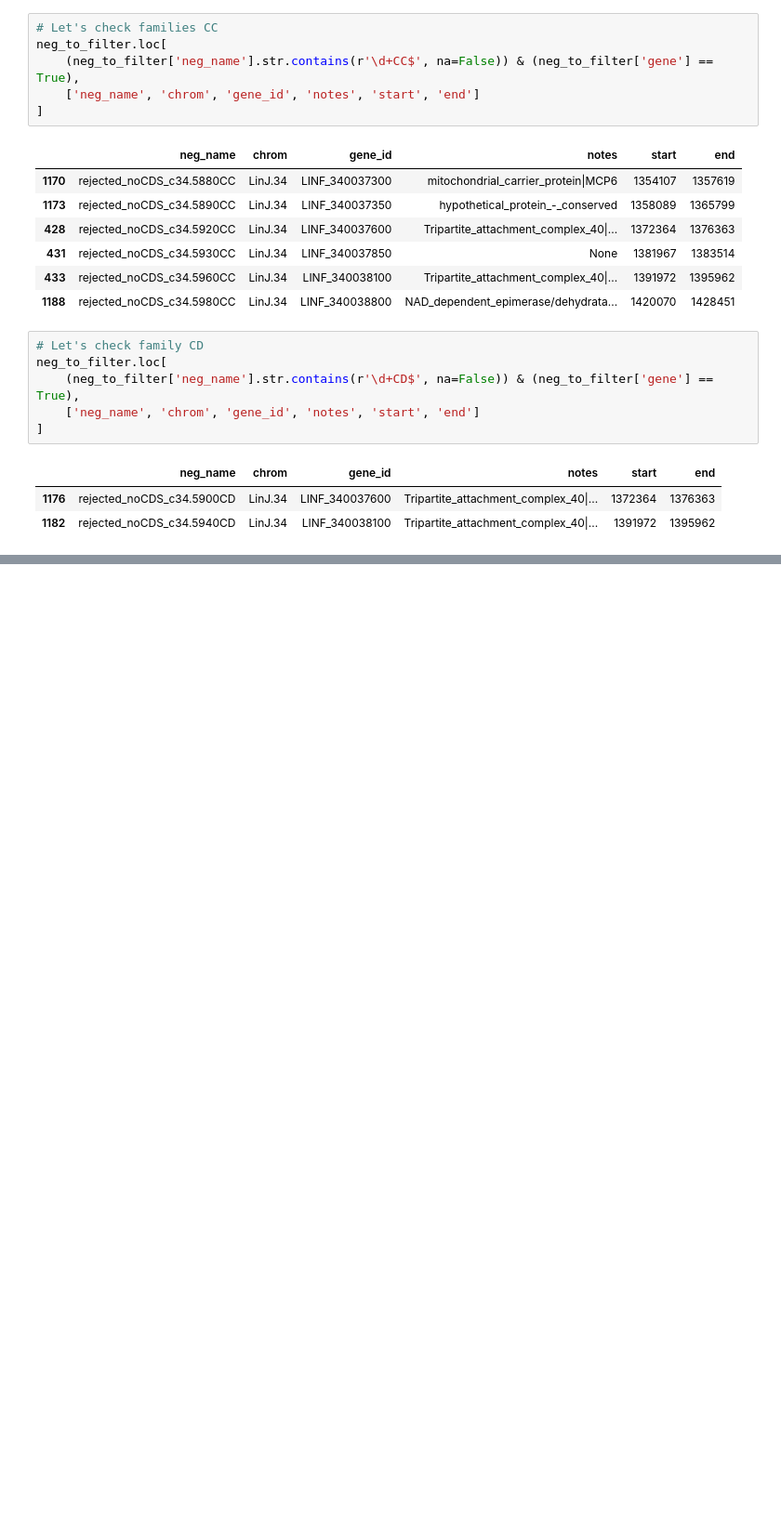
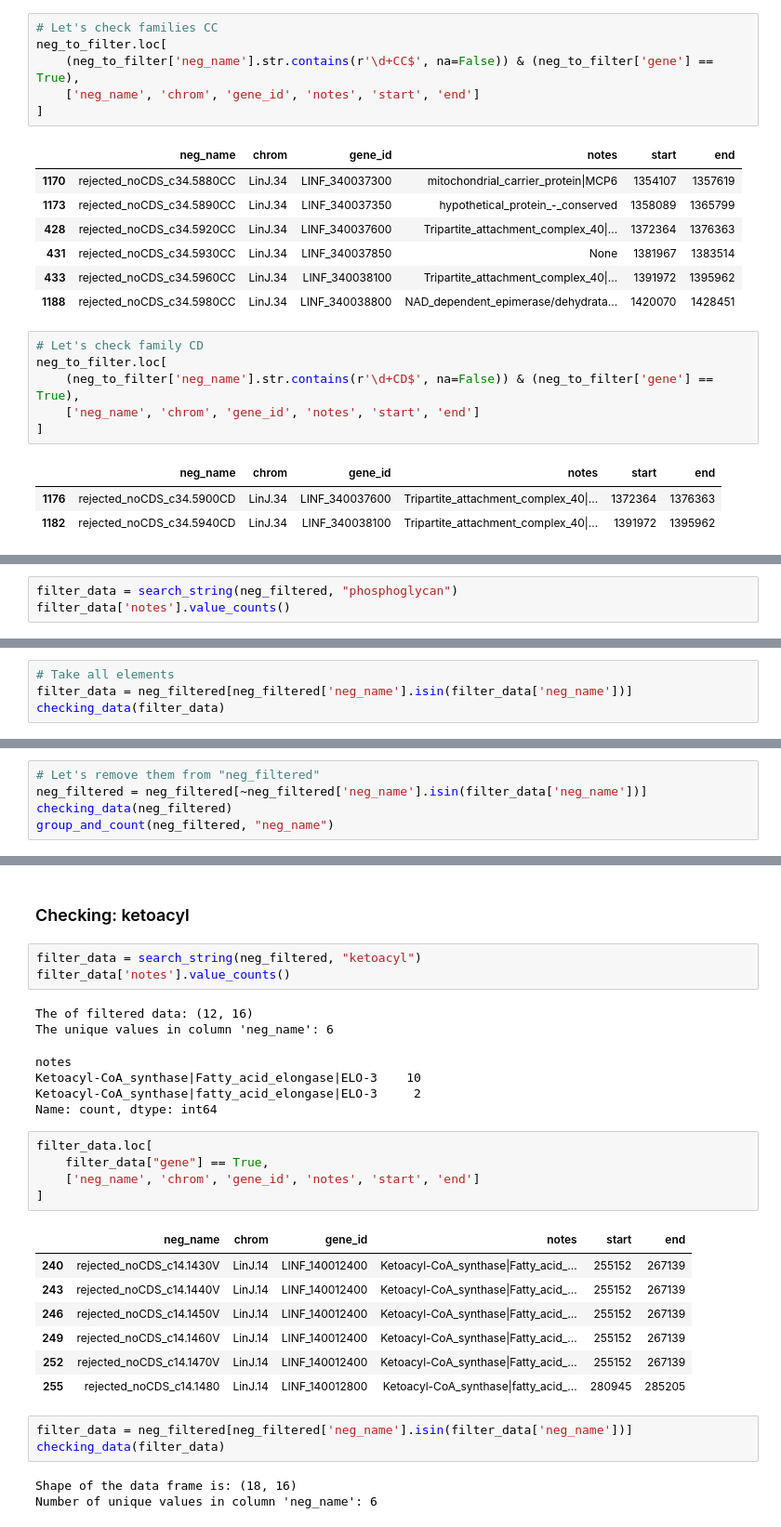
Before and after one commit to Viskuit/Test_BEDOPS, a Jupyter notebook: 25.Negative_analysis/1.NEGATIVE_location_Analysis.ipynb, the cells around one changed output, grey strips where cells are left out. Shown at 93% size. Drawn from its saved outputs; the diff is of its cells as text; blank space fills up the shorter version.

```diff
--- a/25.Negative_analysis/1.NEGATIVE_location_Analysis.ipynb
+++ b/25.Negative_analysis/1.NEGATIVE_location_Analysis.ipynb
@@ -1435,0 +1492,3 @@ neg_to_filter.loc[
+# %%
+filter_data = search_string(neg_filtered, "phosphoglycan")
+filter_data['notes'].value_counts()
@@ -1435,0 +1524,4 @@ neg_to_filter.loc[
+# %%
+# Take all elements
+filter_data = neg_filtered[neg_filtered['neg_name'].isin(filter_data['neg_name'])]
+checking_data(filter_data)
@@ -1435,0 +1538,5 @@ neg_to_filter.loc[
+# %%
+# Let's remove them from "neg_filtered"
+neg_filtered = neg_filtered[~neg_filtered['neg_name'].isin(filter_data['neg_name'])]
+checking_data(neg_filtered)
+group_and_count(neg_filtered, "neg_name")
@@ -1435,0 +1560,31 @@ neg_to_filter.loc[
+# %% [markdown]
+### Checking: ketoacyl
+# %%
+filter_data = search_string(neg_filtered, "ketoacyl")
+filter_data['notes'].value_counts()
+# %% [output]
+The of filtered data: (12, 16)
+The unique values in column 'neg_name': 6
+notes
+Ketoacyl-CoA_synthase|Fatty_acid_elongase|ELO-3    10
+Ketoacyl-CoA_synthase|fatty_acid_elongase|ELO-3     2
+Name: count, dtype: int64
+# %%
+filter_data.loc[
+    filter_data["gene"] == True,
+    ['neg_name', 'chrom', 'gene_id', 'notes', 'start', 'end']
+]
+# %% [output]
+|  | neg_name | chrom | gene_id | notes | start | end |
+| 240 | rejected_noCDS_c14.1430V | LinJ.14 | LINF_140012400 | Ketoacyl-CoA_synthase|Fatty_acid_... | 255152 | 267139 |
+| 243 | rejected_noCDS_c14.1440V | LinJ.14 | LINF_140012400 | Ketoacyl-CoA_synthase|Fatty_acid_... | 255152 | 267139 |
+| 246 | rejected_noCDS_c14.1450V | LinJ.14 | LINF_140012400 | Ketoacyl-CoA_synthase|Fatty_acid_... | 255152 | 267139 |
+| 249 | rejected_noCDS_c14.1460V | LinJ.14 | LINF_140012400 | Ketoacyl-CoA_synthase|Fatty_acid_... | 255152 | 267139 |
+| 252 | rejected_noCDS_c14.1470V | LinJ.14 | LINF_140012400 | Ketoacyl-CoA_synthase|Fatty_acid_... | 255152 | 267139 |
+| 255 | rejected_noCDS_c14.1480 | LinJ.14 | LINF_140012800 | Ketoacyl-CoA_synthase|fatty_acid_... | 280945 | 285205 |
+# %%
+filter_data = neg_filtered[neg_filtered['neg_name'].isin(filter_data['neg_name'])]
+checking_data(filter_data)
+# %% [output]
+Shape of the data frame is: (18, 16)
+Number of unique values in column 'neg_name': 6
```
Also changed, not shown: parts of 93 cells of this notebook.
